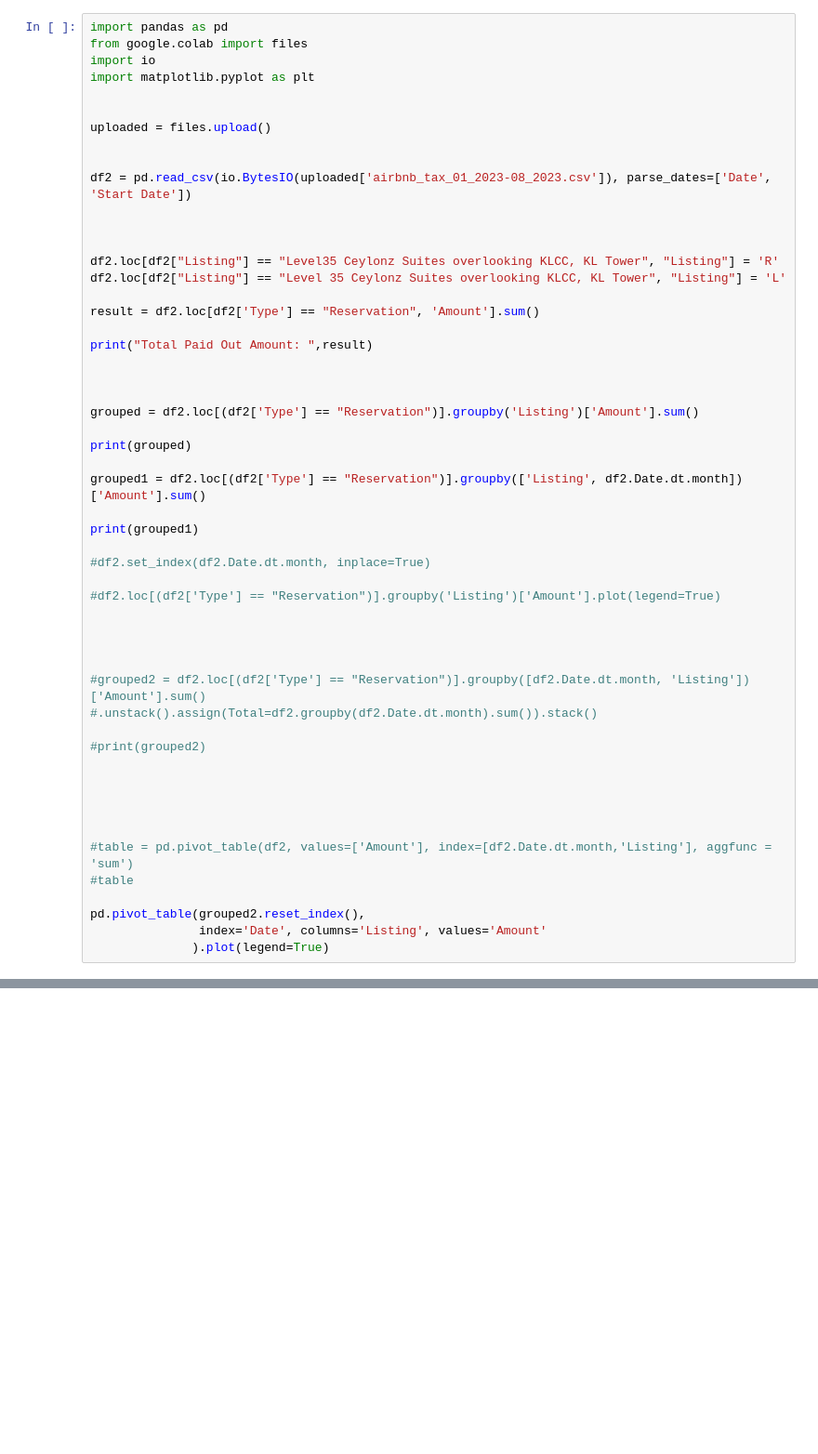
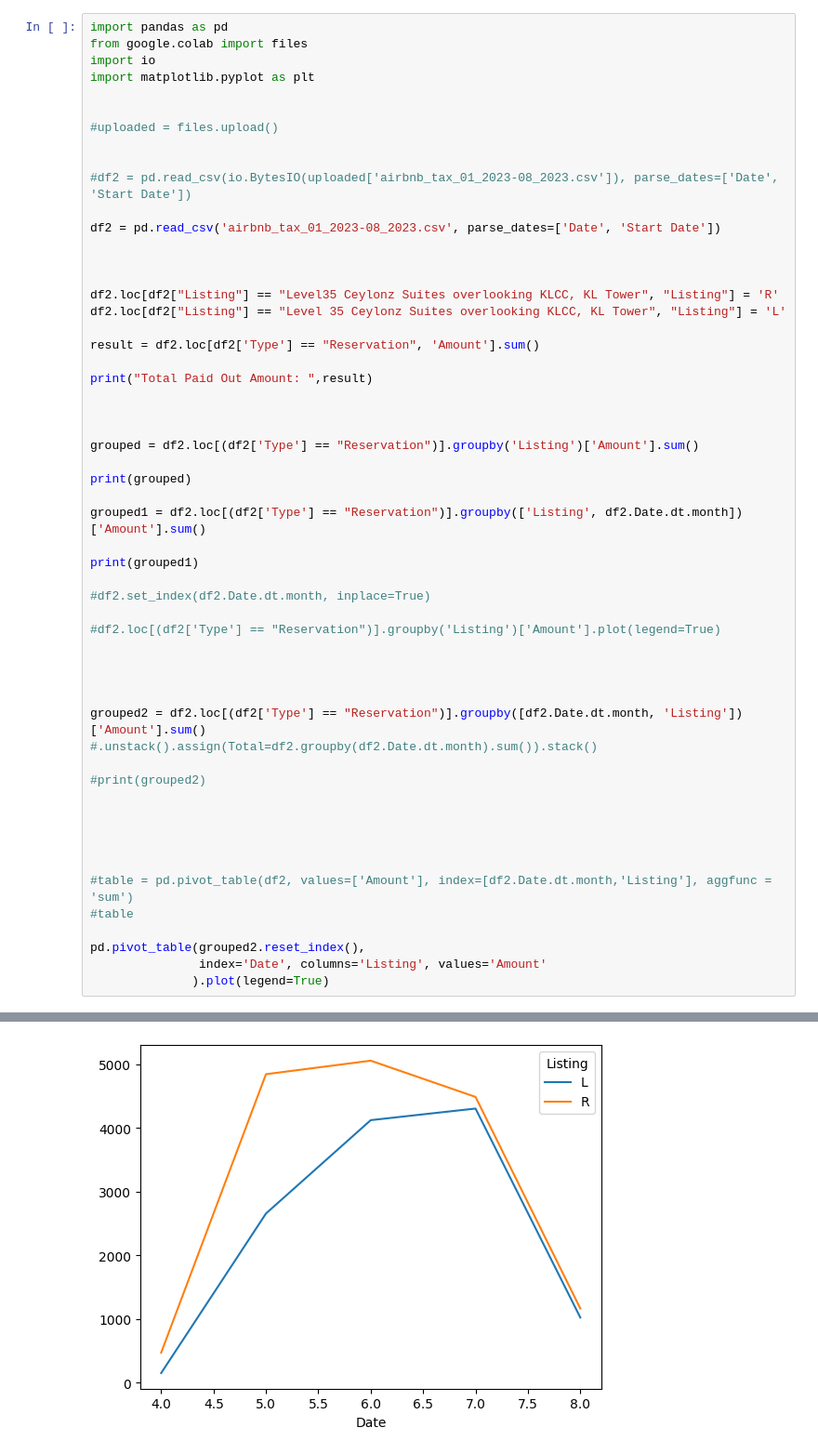
Before and after one commit to lhwong/airbnb-analytics, a Jupyter notebook: paidout.ipynb, the cells around one changed output, grey strips where cells are left out. Shown at 93% size. Saved outputs shown, nothing was run; the diff lists cells and outputs as text; blank space fills up the shorter version.

```diff
--- a/paidout.ipynb
+++ b/paidout.ipynb
@@ -7,10 +7,12 @@ import io
 import matplotlib.pyplot as plt
 
 
-uploaded = files.upload()
+#uploaded = files.upload()
 
 
-df2 = pd.read_csv(io.BytesIO(uploaded['airbnb_tax_01_2023-08_2023.csv']), parse_dates=['Date', 'Start Date'])
+#df2 = pd.read_csv(io.BytesIO(uploaded['airbnb_tax_01_2023-08_2023.csv']), parse_dates=['Date', 'Start Date'])
+
+df2 = pd.read_csv('airbnb_tax_01_2023-08_2023.csv', parse_dates=['Date', 'Start Date'])
 
 
 
@@ -38,7 +40,7 @@ print(grouped1)
 
 
 
-#grouped2 = df2.loc[(df2['Type'] == "Reservation")].groupby([df2.Date.dt.month, 'Listing'])['Amount'].sum()
+grouped2 = df2.loc[(df2['Type'] == "Reservation")].groupby([df2.Date.dt.month, 'Listing'])['Amount'].sum()
 #.unstack().assign(Total=df2.groupby(df2.Date.dt.month).sum()).stack()
 
 #print(grouped2)
@@ -58,3 +77,4 @@ pd.pivot_table(grouped2.reset_index(),
+[figure, added]
 # %%
 import pandas as pd
 from google.colab import files
```
Also changed, not shown: parts of 2 cells of this notebook.
